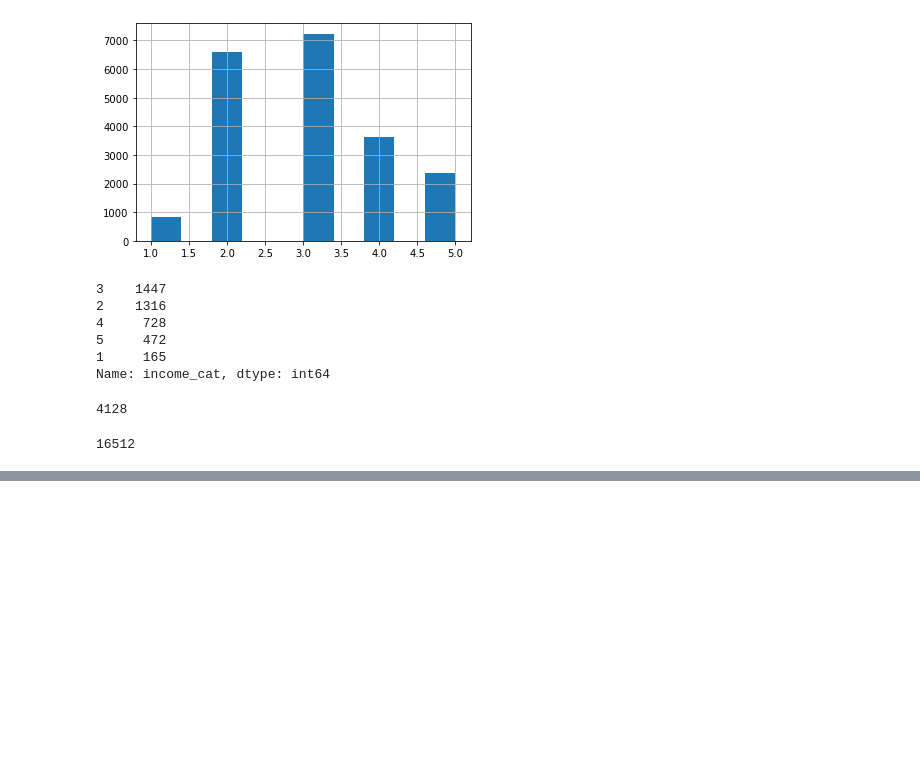
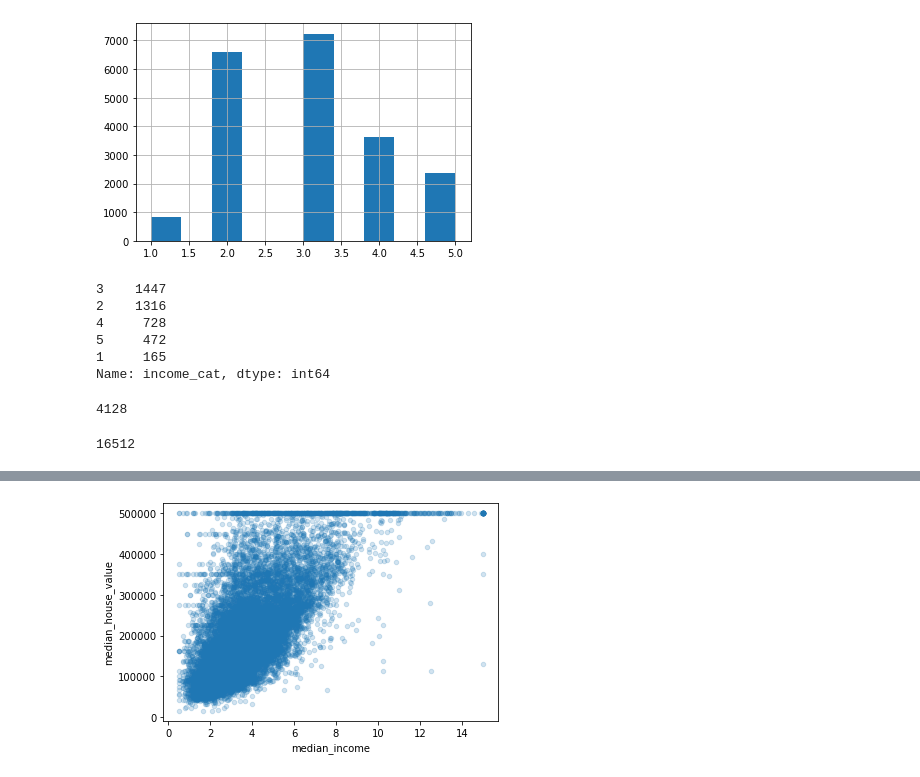
Before and after one commit to raiyaan555/Practicing-ML, a Jupyter notebook: Housing.ipynb, the cells around one changed output, grey strips where cells are left out. Saved outputs shown, nothing was run; the diff lists cells and outputs as text; code cells hidden in the pictures; blank space fills up the shorter version.

```diff
--- a/Housing.ipynb
+++ b/Housing.ipynb
@@ -160,0 +203,7 @@ for set_ in (strat_train_set, strat_test_set):
+# %%
+# The most prominent attribute at this point of time seems like median_income
+
+housing_copy.plot(kind="scatter", x="median_income", y="median_house_value",
+                 alpha=0.2);
+# %% [output]
+[figure, added]
```
Also changed, not shown: parts of 20 cells of this notebook.
